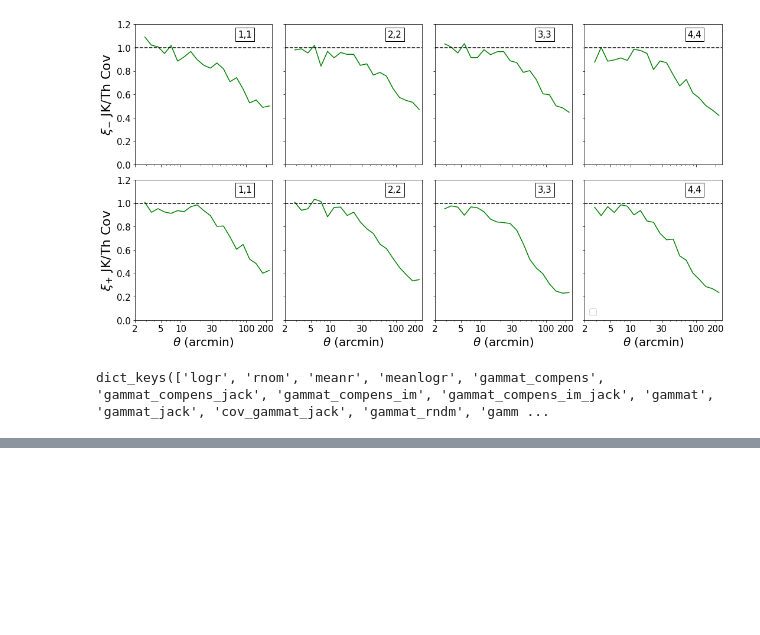
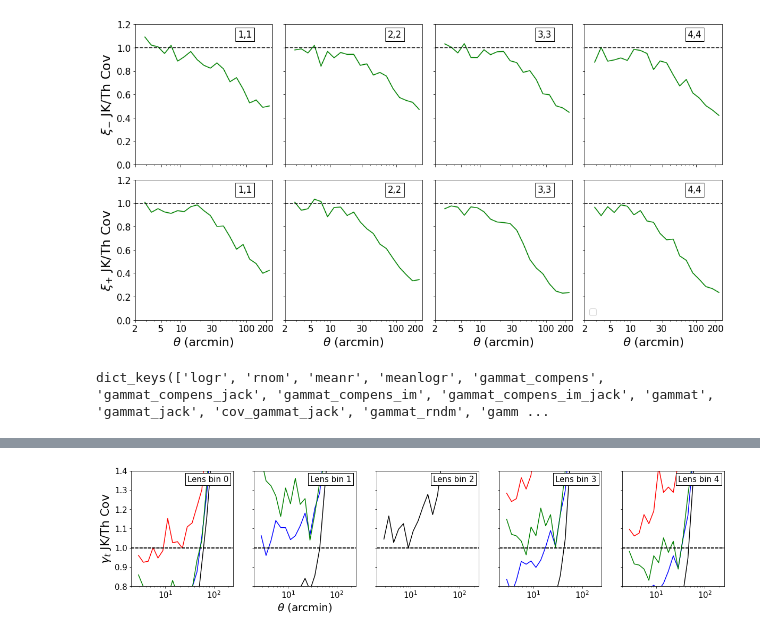
Before and after one commit to des-science/2pt_pipeline, a Jupyter notebook: CovComparison.ipynb, the cells around one changed output, grey strips where cells are left out. Drawn from its saved outputs; the diff is of its cells as text; code cells hidden in the pictures; blank space fills up the shorter version.

```diff
--- a/CovComparison.ipynb
+++ b/CovComparison.ipynb
@@ -17,5 +17,5 @@ from astropy.io import fits
 des_theory = fits.open('/global/cscratch1/sd/aamon/y3-3x2pt-methods/cosmosis/data_vectors/2pt_NG_BLINDED_Aug20cov_xcorrGGL_27072020_SOMPZWZsamples_pit.fits')
 
 nbins = 4
-bins1 = np.array([1,2,3,4])
+bins1 = np.array([1,2,3,4,5])
 bins2 = np.array([1,2,3,4])
@@ -37,23 +41,17 @@ for j1 in range(2):
             ind_sel = np.where((bin1 == bins2[j2]) & (bin2 == bins1[j2]))[0]
 
         if j1 == 0:
-            data_val = des_theory['xim'].data['VALUE'][ind_sel]
             data_ang = des_theory['xim'].data['ANG'][ind_sel]
             cov = des_theory['COVMAT'].data[200:400,200:400][ind_sel,:][:,ind_sel]
             sig = np.sqrt(np.diag(cov))
 
-
             try:
-                yk_g = df[str(bins1[j2]-1)+'_'+str(bins2[j2]-1)]['xim']  #['shearshear_y3']
+                yk_g = df[str(bins1[j2]-1)+'_'+str(bins2[j2]-1)]['xim']
                 yk_th_g = df[str(bins1[j2]-1)+'_'+str(bins2[j2]-1)]['meanr']
-                #yk_th_g = df[str(bins1[j2]-1)+'_'+str(bins2[j2]-1)]['theta'] * 180. /np.pi
                 yk_err = df[str(bins1[j2]-1)+'_'+str(bins2[j2]-1)]['cov_xim_jack']['err']
             except:
                 yk_g = df[str(bins2[j2]-1)+'_'+str(bins1[j2]-1)]['xim']
-                #yk_th_g = df[str(bins2[j2]-1)+'_'+str(bins1[j2]-1)]['theta'] * 180. /np.pi
                 yk_err = df[str(bins2[j2]-1)+'_'+str(bins1[j2]-1)]['cov_xim_jack']['err']
-
-
 
             sig_th_interp = interpolate.interp1d(np.log(data_ang),np.log(sig),fill_value='extrapolate')
             sig_th_jkang = np.exp(sig_th_interp(np.log(yk_th_g)))
@@ -61,19 +59,14 @@ for j1 in range(2):
 
 
         if j1 == 1:
-            data_val = des_theory['xip'].data['VALUE'][ind_sel]
             data_ang = des_theory['xip'].data['ANG'][ind_sel]
             cov = des_theory['COVMAT'].data[0:200,0:200][ind_sel,:][:,ind_sel]
             sig = np.sqrt(np.diag(cov))
 
 
             try:
-                yk_g = df[str(bins1[j2]-1)+'_'+str(bins2[j2]-1)]['xip']
-                #yk_th_g = df['shearshear_y3'][str(bins1[j2]-1)+'_'+str(bins2[j2]-1)]['theta'] * 180. /np.pi
                 yk_err = df[str(bins1[j2]-1)+'_'+str(bins2[j2]-1)]['cov_xip_jack']['err']
             except:
-                yk_g = df[str(bins2[j2]-1)+'_'+str(bins1[j2]-1)]['xip']
-                #yk_th_g = df['shearshear_y3'][str(bins2[j2]-1)+'_'+str(bins1[j2]-1)]['theta'] * 180. /np.pi
                 yk_err = df[str(bins2[j2]-1)+'_'+str(bins1[j2]-1)]['cov_xip_jack']['err']
 
 
@@ -99,10 +92,8 @@ for j1 in range(2):
         ax[j1,j2].tick_params(axis='both', which='major', labelsize=15)
         ax[j1,j2].set_xlim((2,250))
 
-
         ax[0,j2].text( 0.75, 0.96,texts_kk[j2], verticalalignment='top', horizontalalignment='left', transform=ax[0,j2].transAxes, fontsize=15, bbox=dict(facecolor='white', edgecolor='black'))
         ax[1,j2].text( 0.75, 0.96,texts_kk[j2], verticalalignment='top', horizontalalignment='left', transform=ax[1,j2].transAxes, fontsize=15, bbox=dict(facecolor='white', edgecolor='black'))
-
 
         jc += 1
 
@@ -124,3 +115,72 @@ except:
 print(df['0_0'].keys())
 # %% [output]
 dict_keys(['logr', 'rnom', 'meanr', 'meanlogr', 'gammat_compens', 'gammat_compens_jack', 'gammat_compens_im', 'gammat_compens_im_jack', 'gammat', 'gammat_jack', 'cov_gammat_jack', 'gammat_rndm', 'gamm ...
+# %%
+#I SHOULD DO THIS FOR GGL
+
+fig, ax = plt.subplots(1,5, figsize = (20,4),sharex=True,sharey='row')
+jc = 0
+texts_kk = []
+
+texts_ky = [r'1,y',r'2,y',r'3,y',r'4,y']
+colours=['r','b','k','g']
+for j1 in range(5):
+    for j2 in range(4):
+        print(j1,j2)
+
+        bin1 = des_theory['gammat'].data['BIN1']
+        bin2 = des_theory['gammat'].data['BIN2']
+
+        ### THIS IS WRONG - NEED TO CHECK WHAT INDICES ARE FOR GGL
+        #ind_sel = np.where((bin1 == bins1[j2]) & (bin2 == bins2[j2]))[0]
+        ind_sel = np.where((bin1 == bins1[j1]) & (bin2 == bins2[j2]))[0]
+        #if len(ind_sel) == 0:
+        #    ind_sel = np.where((bin1 == bins2[j2]) & (bin2 == bins1[j2]))[0]
+        print(ind_sel)
+
+        data_val = des_theory['gammat'].data['VALUE'][ind_sel]
+        data_ang = des_theory['gammat'].data['ANG'][ind_sel]
+        cov = des_theory['COVMAT'].data[400:800,400:800][ind_sel,:][:,ind_sel]
+        sig = np.sqrt(np.diag(cov))
+
+
+        try:
+            yk_th_g = df[str(bins1[j2]-1)+'_'+str(bins2[j2]-1)]['meanr']
+            yk_err = df[str(bins1[j2]-1)+'_'+str(bins2[j2]-1)]['cov_gammat_jack']['err']
+        except:
+            yk_err = df[str(bins2[j2]-1)+'_'+str(bins1[j2]-1)]['cov_gammat_jack']['err']
+
+
+        sig_th_interp = interpolate.interp1d(np.log(data_ang),np.log(sig),fill_value='extrapolate')
+        sig_th_jkang = np.exp(sig_th_interp(np.log(yk_th_g)))
+        ax[j1].plot(yk_th_g, (yk_err/sig_th_jkang)**2, ls='-',marker='',color=colours[j2])
+
+
+
+        ax[j1].set_ylim(0.,1.2)
+        ax[j1].axhline(1.0,ls='--',color='k')
+        ax[j1].set_xscale('log')
+
+        if j1 == 1:
+            ax[j1].set_xlabel(r'$\theta$ (arcmin)', size = 20)
+            ticks  = np.array([2,5,10,30,100,200])
+            labels_bottom = ticks
+            ax[0].set_xticks(ticks)
+            ax[0].set_xticklabels(labels_bottom,  fontsize=15)
+            #ax[1,j2].set_xticks(ticks)
+            #ax[1,j2].set_xticklabels(labels_bottom,  fontsize=15)
+
+        ax[j1].tick_params(axis='both', which='major', labelsize=15)
+        ax[j1].set_xlim((2,250))
+
+
+        ax[j1].text( 0.55, 0.96,'Lens bin %d'%j1, verticalalignment='top', horizontalalignment='left', transform=ax[j1].transAxes, fontsize=15, bbox=dict(facecolor='white', edgecolor='black'))
+
+
+        jc += 1
+
+ax[0].set_ylabel(r'$\gamma_t$ JK/Th Cov', size = 22)
+#ax[1,3].legend(fontsize=15,loc='lower left')
+plt.ylim(0.8,1.4)
+#plt.tight_layout()
+# %% [output]
@@ -126,0 +205 @@ dict_keys(['logr', 'rnom', 'meanr', 'meanlogr', 'gammat_compens', 'gammat_compen
+[figure, added]
```
Also changed, not shown: parts of 4 cells of this notebook.
